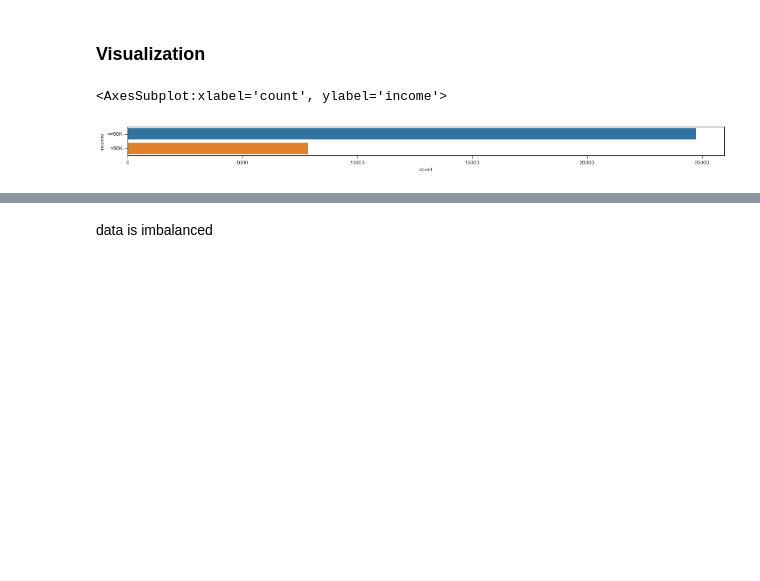
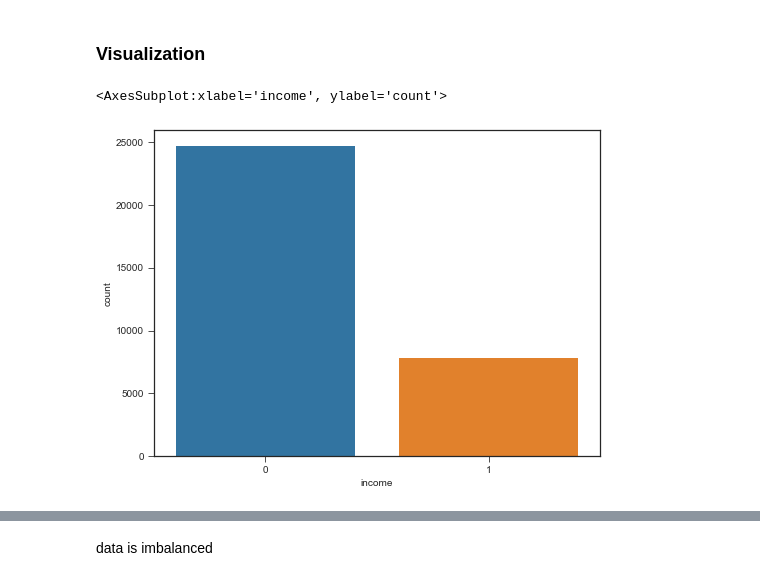
Before and after one commit to AdarshLokhande/Classification-Analysis-Adult-Income-Dataset-, a Jupyter notebook: Adult Analysis.ipynb, the cells around one changed output, grey strips where cells are left out. Saved outputs shown, nothing was run; the diff lists cells and outputs as text; code cells hidden in the pictures; blank space fills up the shorter version.

```diff
--- a/Adult Analysis.ipynb
+++ b/Adult Analysis.ipynb
@@ -306,9 +336,9 @@ hence all p_value is less tha 0.05 so the independent variabls having relationsh
 import matplotlib.pyplot as plt
 import seaborn as sns
 # %%
-fig = plt.figure(figsize=(20,1))
+fig = plt.figure(figsize=(8,6))
 plt.style.use('seaborn-ticks')
-sns.countplot(y="income", data=df)
+sns.countplot(x="income", data=df)
 # %% [output]
-<AxesSubplot:xlabel='count', ylabel='income'>
+<AxesSubplot:xlabel='income', ylabel='count'>
-[figure, old version]
+[figure, new version]
```
Also changed, not shown: parts of 10 cells of this notebook.
